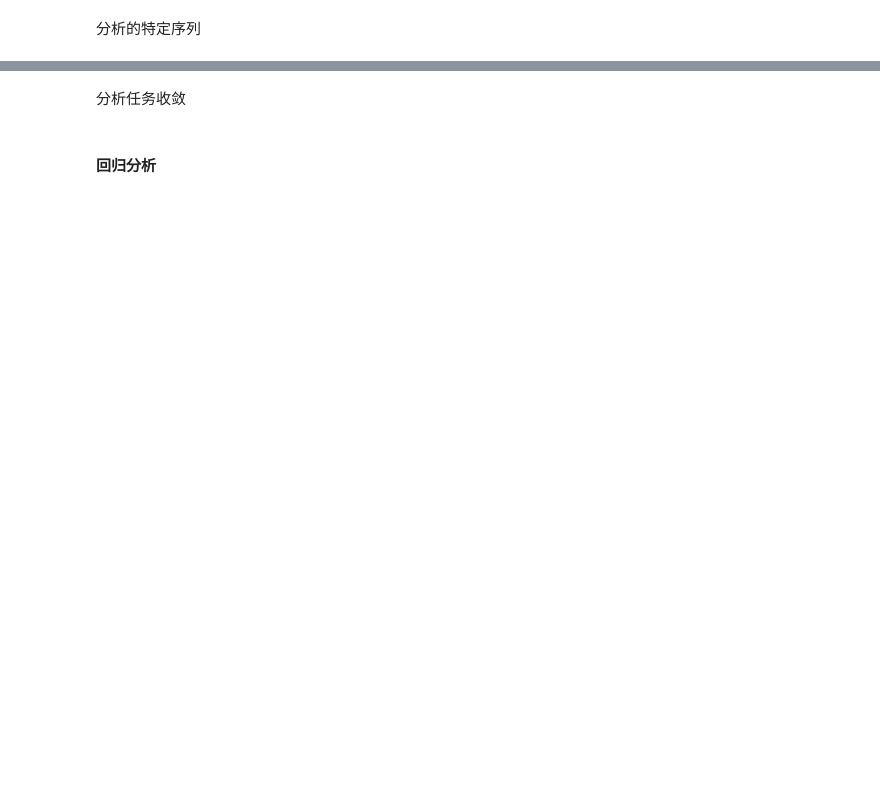
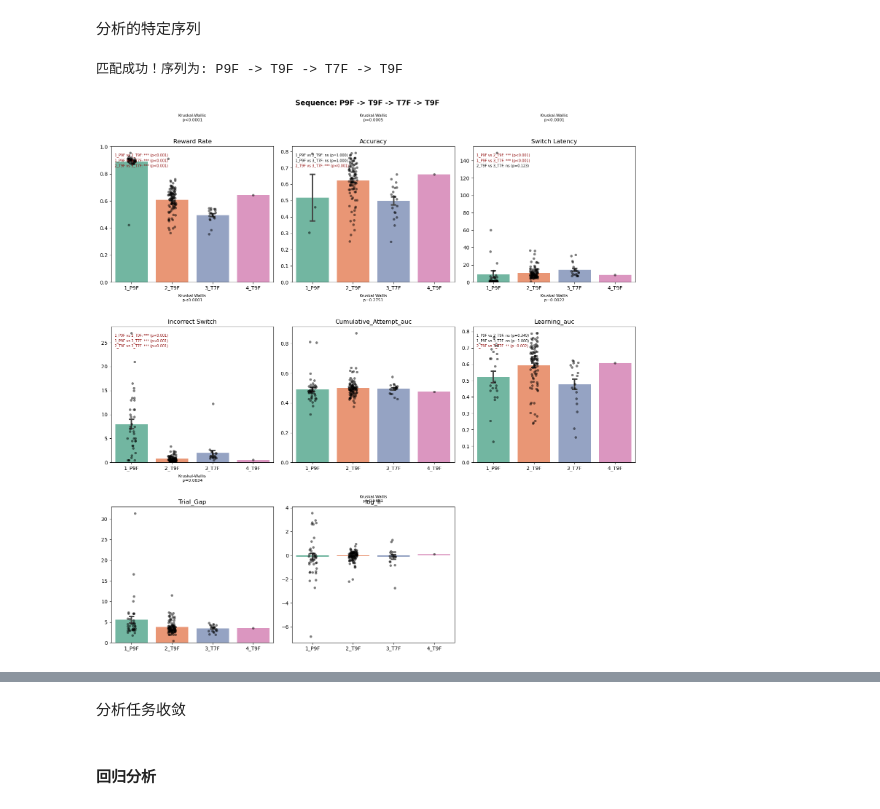
Before and after one commit to zyyk78/Beh_Ana, a Jupyter notebook: 3-main_AnaOfdata.ipynb, the cells around one changed output, grey strips where cells are left out. Saved outputs shown, nothing was run; the diff lists cells and outputs as text; code cells hidden in the pictures; blank space fills up the shorter version.

```diff
--- a/3-main_AnaOfdata.ipynb
+++ b/3-main_AnaOfdata.ipynb
@@ -1228,15 +1257,18 @@ analyzer.print_pipeline_table()
 
 分析的特定序列
 # %%
-analyzer = BehaviorDataAnalyzer('/home/jyy/Documents/Beh_Ana/beh_total_rename_r.xlsx')
+# analyzer = BehaviorDataAnalyzer('/home/jyy/Documents/Beh_Ana/beh_total_rename_r.xlsx')
 
 my_seq = ["P9F", "T9F", "T7F","T9F"]
 
 target_metrics = ['Reward Rate', 'Accuracy', 'Switch Latency',
     'Incorrect Switch', 'Cumulative_Attempt_auc',
     'Learning_auc', 'Trial_Gap', 'log_lr']
 
 analyzer.filter_pipeline_sequence(sequence=my_seq, metrics=target_metrics,strict=False)
+# %% [output]
+匹配成功！序列为: P9F -> T9F -> T7F -> T9F
+[figure, added]
 # %%
 # analyzer = BehaviorDataAnalyzer('/home/jyy/Documents/Beh_Ana/beh_total_rename_r.xlsx')
 analyzer.print_training_pipeline()
```
Also changed, not shown: parts of 12 cells of this notebook, 1 other file.
